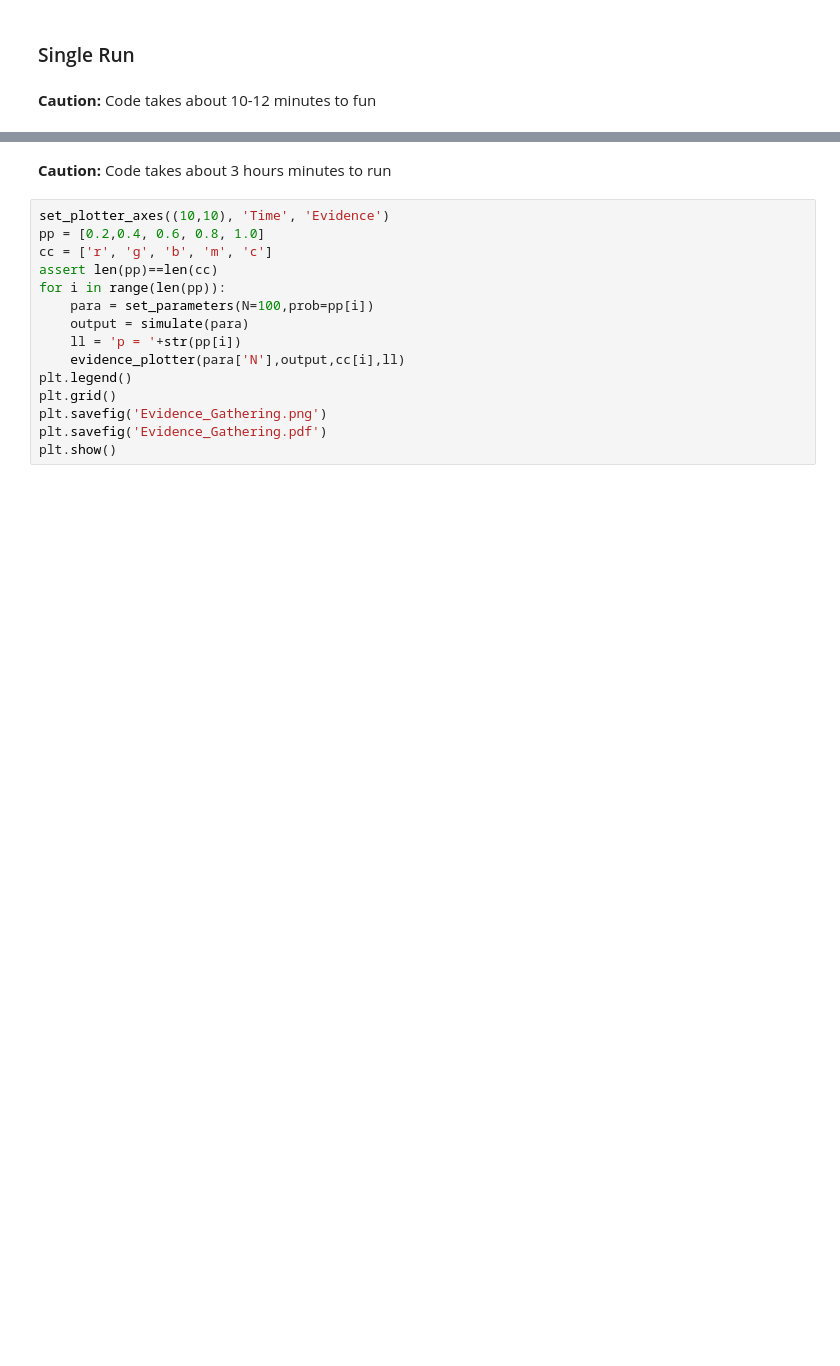
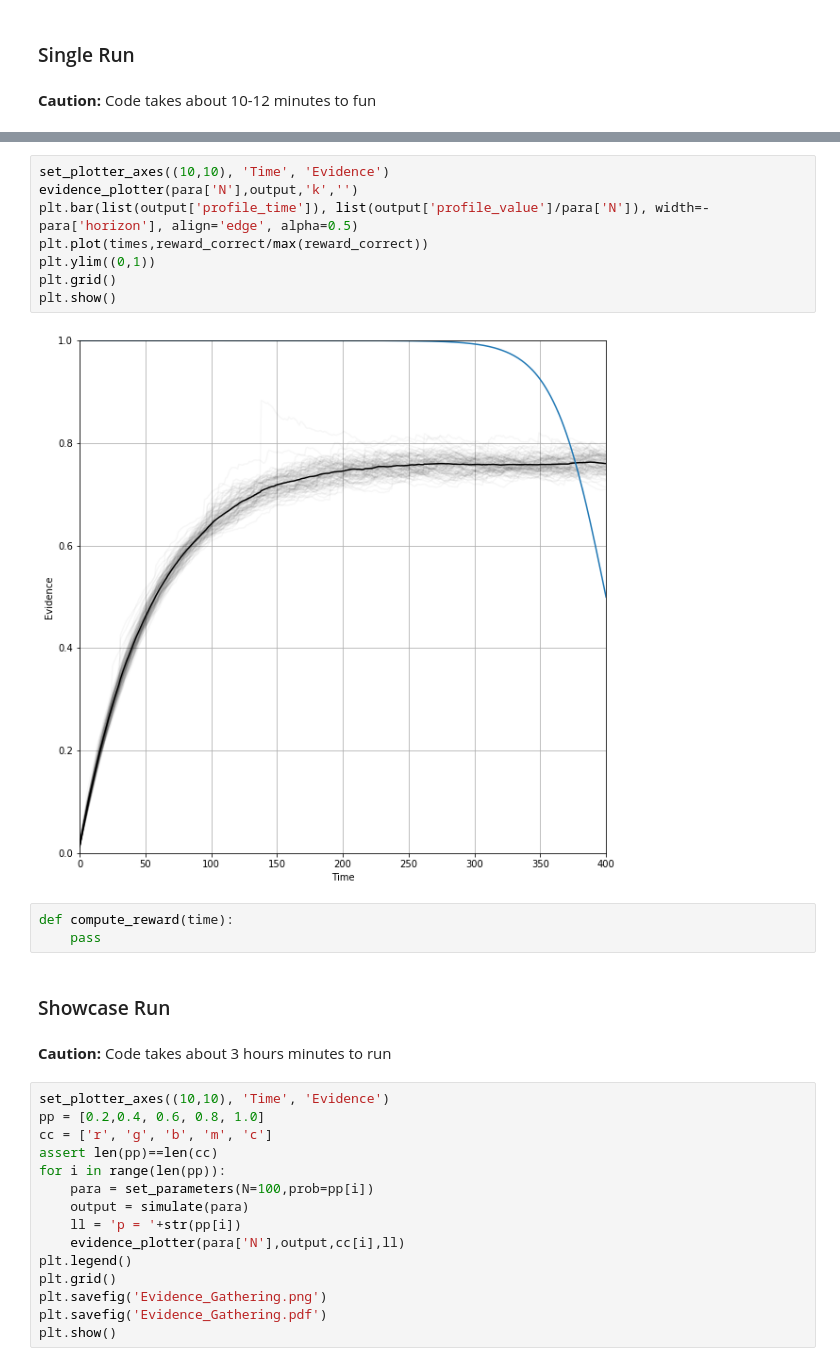
Before and after one commit to arindamsaha1507/QuorumSensing, a Jupyter notebook: Quorum_Unary.ipynb, the cells around one changed output, grey strips where cells are left out. Saved outputs shown, nothing was run; the diff lists cells and outputs as text; blank space fills up the shorter version.

```diff
--- a/Quorum_Unary.ipynb
+++ b/Quorum_Unary.ipynb
@@ -242,3 +335,18 @@ plt.show()
+# %%
+set_plotter_axes((10,10), 'Time', 'Evidence')
+evidence_plotter(para['N'],output,'k','')
+plt.bar(list(output['profile_time']), list(output['profile_value']/para['N']), width=-para['horizon'], align='edge', alpha=0.5)
+plt.plot(times,reward_correct/max(reward_correct))
+plt.ylim((0,1))
+plt.grid()
+plt.show()
+# %% [output]
+[figure, added]
+# %%
+def compute_reward(time):
+    pass
+# %% [markdown]
+### Showcase Run
 # %% [markdown]
 __Caution:__ Code takes about 3 hours minutes to run
 # %%
```
Also changed, not shown: parts of 10 cells of this notebook.
